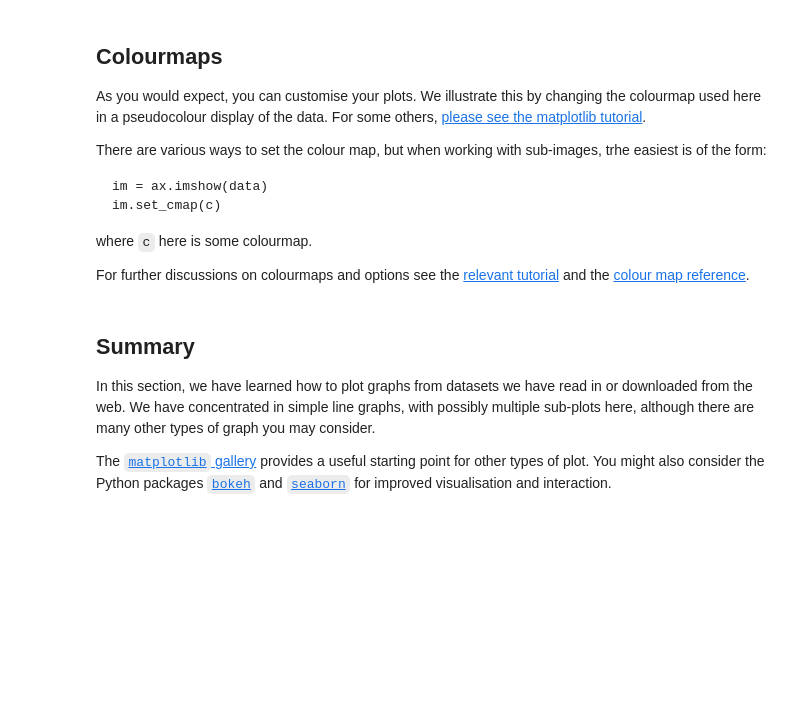
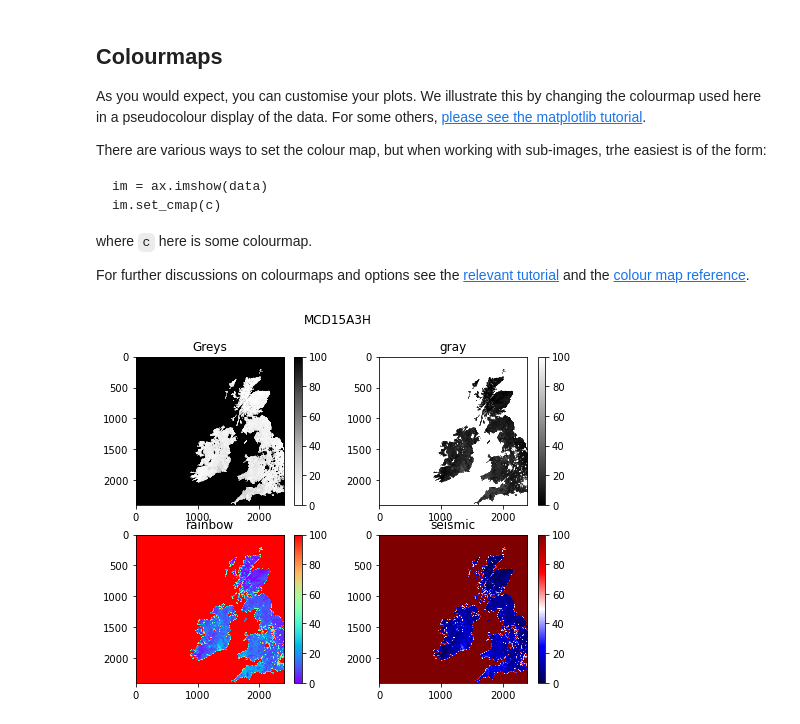
Before and after one commit to UCL-EO/geog0111, a Jupyter notebook: notebooks/024_Image_display.ipynb, the cells around one changed output. Drawn from its saved outputs; the diff is of its cells as text; code cells hidden in the pictures; blank space fills up the shorter version.

```diff
--- a/notebooks/024_Image_display.ipynb
+++ b/notebooks/024_Image_display.ipynb
@@ -186,29 +170,31 @@ https://matplotlib.org/3.1.1/gallery/color/colormap_reference.html).
 # %%
 import matplotlib.pyplot as plt
 
 k = 'Lai_500m'
 name = f'{kwargs["product"]}'
 
 # plot size
-x_size,y_size = 16,12
+x_size,y_size = 8,6
+shape = (2,2)
 
-fig, axs = plt.subplots(2,2,figsize=(x_size,y_size))
-axs = axs.flatten()
-
+fig, axs = plt.subplots(*shape,figsize=(x_size,y_size))
+# dont flatten if shape is (1,1)
+if shape[0] == 1 and shape[1] == 1:
+    axs = [axs]
+else:
+    axs = axs.flatten()
 # set the figure title
 fig.suptitle(name)
 
 cmaps = ['Greys','gray','rainbow','seismic']
 
 for i,c in enumerate(cmaps):
     # plot image data
-    im = axs[i].imshow(data[k],interpolation=None)
+    im = axs[i].imshow(data_MCD15A3H[k],\
+                   vmin=0,vmax=100,\
+                   interpolation=None)
     im.set_cmap(c)
     axs[i].set_title(c)
     fig.colorbar(im, ax=axs[i])
+# %% [output]
+[figure, added]
-# %% [markdown]
-## Summary
-
-In this section, we have learned how to plot graphs from datasets we have read in or downloaded from the web. We have concentrated in simple line graphs, with possibly multiple sub-plots here, although there are many other types of graph you may consider.
-
-The [`matplotlib` gallery](https://matplotlib.org/3.3.1/gallery/index.html) provides a useful starting point for other types of plot. You might also consider the Python packages [`bokeh`](https://bokeh.org/) and [`seaborn`](https://seaborn.pydata.org/) for improved visualisation and interaction.
```
Also changed, not shown: parts of 32 cells of this notebook, 17 other files.
